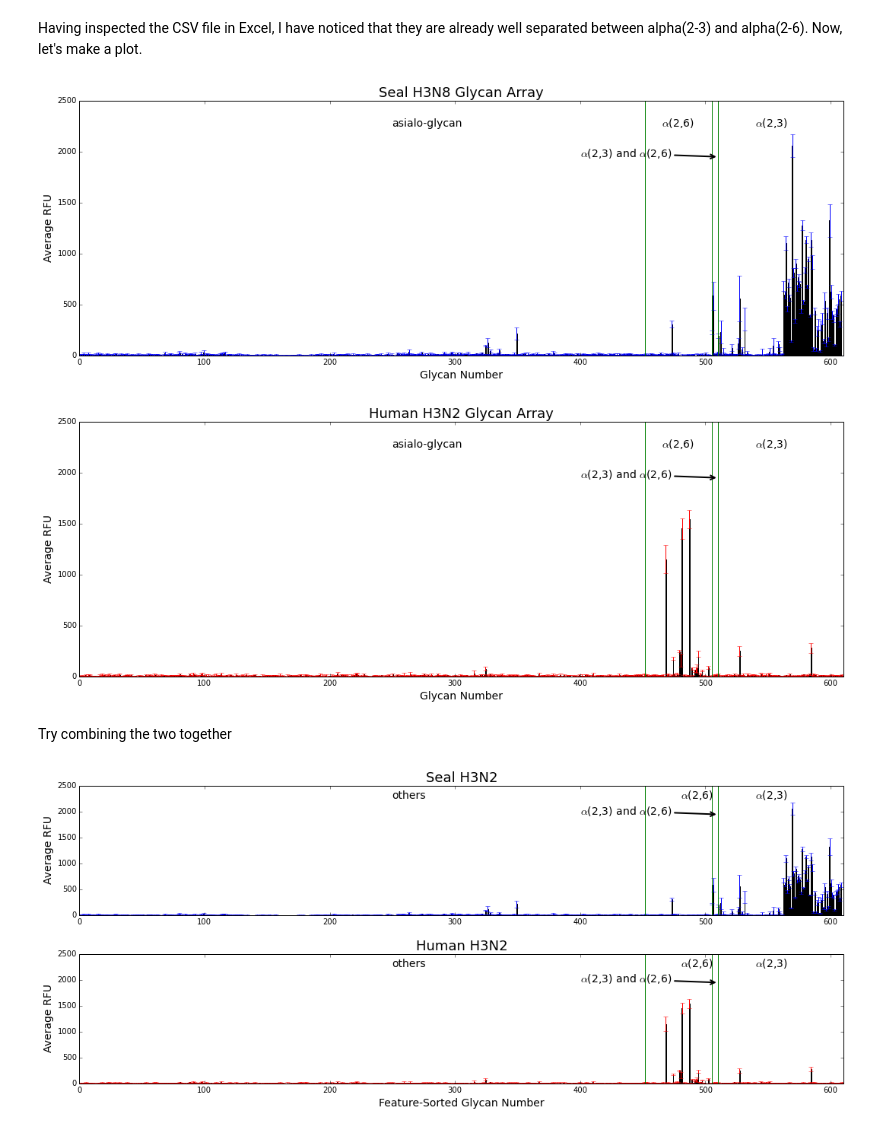
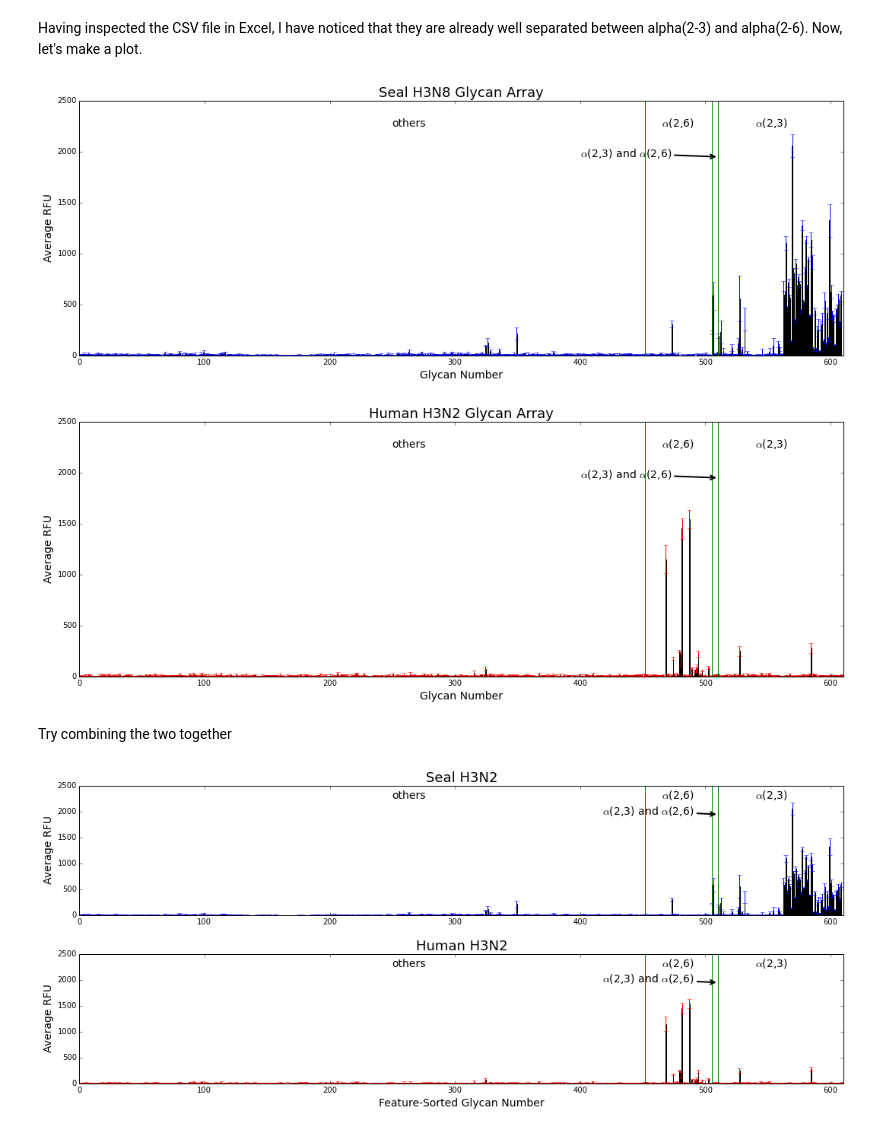
Before and after one commit to runstadler-lab/Seal-H3N8-Glycan-Array, a Jupyter notebook: (1) Make Figure.ipynb, the cells around one changed output. Saved outputs shown, nothing was run; the diff lists cells and outputs as text; code cells hidden in the pictures.

```diff
--- a/(1) Make Figure.ipynb
+++ b/(1) Make Figure.ipynb
@@ -152,12 +152,12 @@ plt.plot([505, 505], [0, 2500], color="green", linewidth=1) # alpha(2,6) anad al
 # Add the texts greek alpha(2,3) and alpha(2,6)
 plt.annotate(r"$\alpha$(2,6)", (465, 2250), fontsize=14)
 plt.annotate(r"$\alpha$(2,3)", (540, 2250), fontsize=14)
-plt.annotate("asialo-glycan", (250, 2250), fontsize=14)
+plt.annotate("others", (250, 2250), fontsize=14)
 plt.annotate(r"$\alpha$(2,3) and $\alpha$(2,6)", xy=(510, 1950), xytext=(400, 1950), arrowprops=dict(arrowstyle="->", linewidth=2), fontsize=14)
 
 plt.savefig('Average RFU Plot (Seal).pdf')
 # %% [output]
-[figure, old version]
+[figure, new version]
 # %%
 # Plot Human Data
 x = sorted_joined['Glycan Name_Seal']
@@ -186,12 +186,12 @@ plt.plot([505, 505], [0, 2500], color="green", linewidth=1) # alpha(2,6) anad al
 # Add the texts greek alpha(2,3) and alpha(2,6)
 plt.annotate(r"$\alpha$(2,6)", (465, 2250), fontsize=14)
 plt.annotate(r"$\alpha$(2,3)", (540, 2250), fontsize=14)
-plt.annotate("asialo-glycan", (250, 2250), fontsize=14)
+plt.annotate("others", (250, 2250), fontsize=14)
 plt.annotate(r"$\alpha$(2,3) and $\alpha$(2,6)", xy=(510, 1950), xytext=(400, 1950), arrowprops=dict(arrowstyle="->", linewidth=2), fontsize=14)
 
 plt.savefig('Average RFU Plot (Human).pdf')
 # %% [output]
-[figure, old version]
+[figure, new version]
 # %% [markdown]
 Try combining the two together
 # %%
@@ -225,35 +225,35 @@ plt.title('Seal H3N2', fontsize=18)
 plt.plot([452, 452], [0, 2500], color="green", linewidth=1) # asialo-glycans are before #452
 plt.plot([510, 510], [0, 2500], color="green", linewidth=1) # alpha(2,6) are 453-510
 plt.plot([505, 505], [0, 2500], color="green", linewidth=1) # alpha(2,6) anad alpha(2,3) are 505-510
 # plt.plot([511, 511], [0, 2500], color="green", linewidth=1) # alpha(2,3) are 511-610
 
 # Add the texts greek alpha(2,3) and alpha(2,6)
-plt.annotate(r"$\alpha$(2,6)", (480, 2250), fontsize=14)
+plt.annotate(r"$\alpha$(2,6)", (465, 2250), fontsize=14)
 plt.annotate(r"$\alpha$(2,3)", (540, 2250), fontsize=14)
 plt.annotate("others", (250, 2250), fontsize=14)
-plt.annotate(r"$\alpha$(2,3) and $\alpha$(2,6)", xy=(510, 1950), xytext=(400, 1950), arrowprops=dict(arrowstyle="->", linewidth=2), fontsize=14)
+plt.annotate(r"$\alpha$(2,3) and $\alpha$(2,6)", xy=(510, 1950), xytext=(418, 1950), arrowprops=dict(arrowstyle="->", linewidth=2), fontsize=14)
 
 plt.subplot(212)
 plt.bar(left=x.index, color='red', height=y_human, width=barwidth, yerr=yerr_human, label='Human', alpha=alpha, ecolor='red')
 plt.ylim(0,2500)
 plt.ylabel('Average RFU', fontsize=14)
 plt.xlabel('Feature-Sorted Glycan Number', fontsize=14)
 plt.xlim(0, len(x))
 plt.title('Human H3N2', fontsize=18)
 # plt.legend(fontsize=16)
 
 # Add a vertical line to distinguish alpha(2,3) and alpha(2,6)
 plt.plot([452, 452], [0, 2500], color="green", linewidth=1) # asialo-glycans are before #452
 plt.plot([510, 510], [0, 2500], color="green", linewidth=1) # alpha(2,6) are 453-510
 plt.plot([505, 505], [0, 2500], color="green", linewidth=1) # alpha(2,6) anad alpha(2,3) are 505-510
 # plt.plot([511, 511], [0, 2500], color="green", linewidth=1) # alpha(2,3) are 511-610
 
 # Add the texts greek alpha(2,3) and alpha(2,6)
-plt.annotate(r"$\alpha$(2,6)", (480, 2250), fontsize=14)
+plt.annotate(r"$\alpha$(2,6)", (465, 2250), fontsize=14)
 plt.annotate(r"$\alpha$(2,3)", (540, 2250), fontsize=14)
 plt.annotate("others", (250, 2250), fontsize=14)
-plt.annotate(r"$\alpha$(2,3) and $\alpha$(2,6)", xy=(510, 1950), xytext=(400, 1950), arrowprops=dict(arrowstyle="->", linewidth=2), fontsize=14)
+plt.annotate(r"$\alpha$(2,3) and $\alpha$(2,6)", xy=(510, 1950), xytext=(418, 1950), arrowprops=dict(arrowstyle="->", linewidth=2), fontsize=14)
 
 plt.savefig('Average RFU Plot (Combined).pdf')
 # %% [output]
-[figure, old version]
+[figure, new version]
```
Also changed, not shown: 3 other files.
